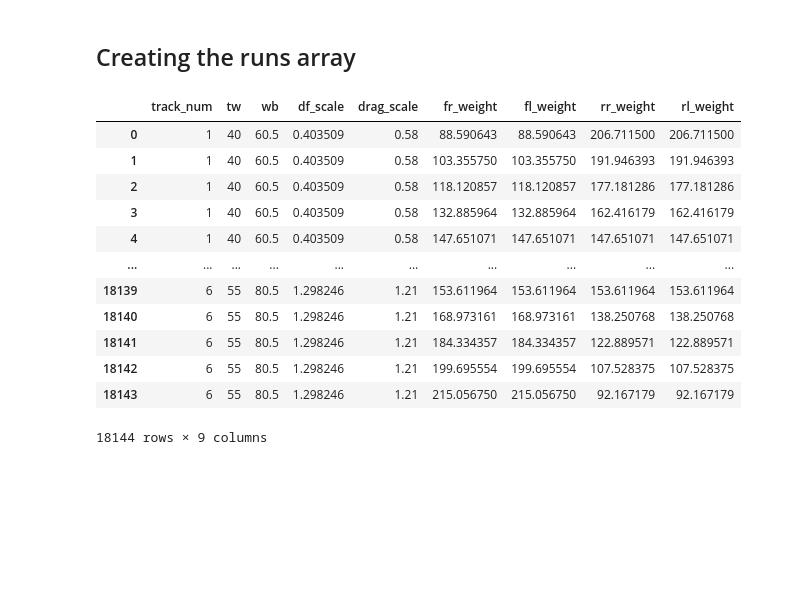
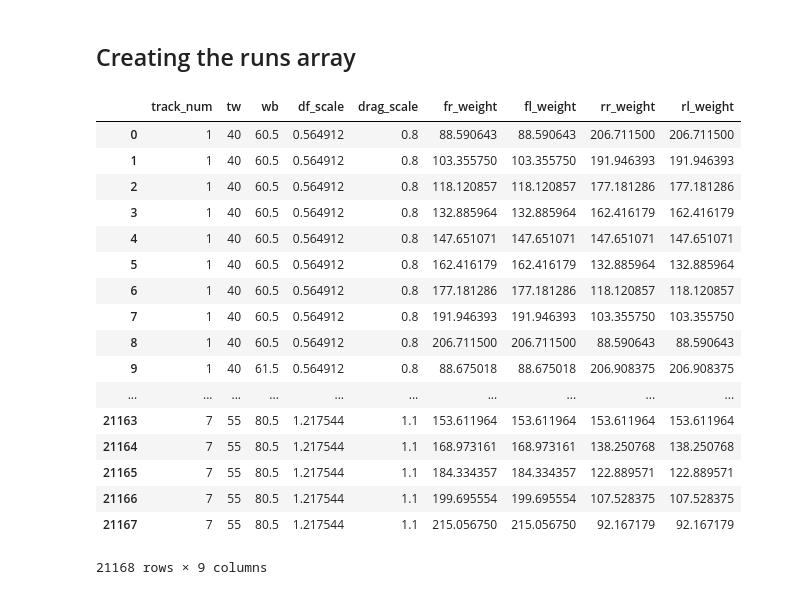
Before and after one commit to msfrt/Simulation, a Jupyter notebook: tw_wb/Track width and wheelbase study.ipynb, the cells around one changed output. Drawn from its saved outputs; the diff is of its cells as text; code cells hidden in the pictures; blank space fills up the shorter version.

```diff
--- a/tw_wb/Track width and wheelbase study.ipynb
+++ b/tw_wb/Track width and wheelbase study.ipynb
@@ -8,7 +8,7 @@ import numpy as np
 import pandas as pd
 
 # data from James' sims
-data = [[45, 208,   89,   48,  8.6,   78, 29.5,    89, 35.5, 0.33],
+data = [[45, 223,   90,   48,  8.6,   78, 29.5,    89, 35.5, 0.33],
         [46, 233, 93.6, 50.3,    9, 94.4, 30.5,    96,   35, 0.32],
         [47, 229, 92.5, 49.8,  8.8,   93, 28.7,  95.5, 38.5, 0.30],
         [48, 257, 95.5, 56.8,  9.9,  108,   30,  99.3, 40.3, 0.36],
@@ -35,10 +35,10 @@ only use 49 & 50 track width, since we know it should "in theory" scale linearly
 # %%
 # generate a polynomial and a function to predict y-values
-coefs = np.polyfit(aero_df.index[aero_df.index >= 49], aero_df["downforce"][aero_df.index >= 49], deg=1)
+coefs = np.polyfit([45, 50], [aero_df["downforce"][45], aero_df["downforce"][50]], deg=1)
 downforce_function = np.poly1d(coefs)
 
 # now for drag
-coefs = np.polyfit(aero_df.index[aero_df.index >= 49], aero_df["drag"][aero_df.index >= 49], deg=1)
+coefs = np.polyfit([45, 50], [aero_df["drag"][45], aero_df["drag"][50]], deg=1)
 drag_function = np.poly1d(coefs)
 
 aero_df["pred_downforce"] = downforce_function(aero_df.index)
@@ -80,11 +80,11 @@ aero_df["downforce_scale"] = aero_df["downforce"] / aero_df["downforce"][50]
 aero_df["drag_scale"]      = aero_df["drag"]      / aero_df["drag"][50]
 
 # generate regressions for the 49 & 50 inch TWs
-coefs = np.polyfit(aero_df.index[aero_df.index >= 49], aero_df["downforce_scale"][aero_df.index >= 49], deg=1)
+coefs = np.polyfit([45, 50], [aero_df["downforce_scale"][45], aero_df["downforce_scale"][50]], deg=1)
 downforce_scale_factor = np.poly1d(coefs)
 
 # now for drag
-coefs = np.polyfit(aero_df.index[aero_df.index >= 49], aero_df["drag_scale"][aero_df.index >= 49], deg=1)
+coefs = np.polyfit([45, 50], [aero_df["drag_scale"][45], aero_df["drag_scale"][50]], deg=1)
 drag_scale_factor = np.poly1d(coefs)
 
 aero_df
@@ -131,14 +131,15 @@ max_wb = 80.5
 step_wb = 1
 wbs = np.arange(min_wb, max_wb + step_wb, step_wb)
 
-num_tracks = 6
+num_tracks = 7  # indexed 1-7 b/c matlab...
 # 1 = accel
 # 2 = skidpad
 # 3 = autocross
 # 4 = slalom_min
 # 5 = slalom_med
 # 6 = slalom_max
-# 7 = endurance - not running at the moment
+# 7 = all-in-one
+# 8 = endurance - not running at the moment
 
 baseline_vehicle_weight = 599  # lbs
 baseline_vehicle_tw = 50
@@ -160,45 +161,50 @@ for track in range(1, num_tracks + 1):
                 drag_scaler = drag_scale_factor(tw)
 
 
                 # calcuate weight differences
                 tw_diff = tw - baseline_vehicle_tw
                 wb_diff = wb - baseline_vehicle_wb
 
                 weight_diff = 0
                 weight_diff += tw_diff * tw_sus_lbs_per_inch
                 weight_diff += tw_diff * tw_aero_lbs_per_inch
                 weight_diff += wb_diff * wb_chassis_lbs_per_inch
                 vehicle_weight = baseline_vehicle_weight + weight_diff
 
                 # weight distrobution stuff
                 front_back_weight_split = vehicle_weight / 2
                 fr_weight = front_back_weight_split * wd
                 fl_weight = front_back_weight_split * wd
                 rr_weight = front_back_weight_split * (1.0 - wd)
                 rl_weight = front_back_weight_split * (1.0 - wd)
 
                 # create the run array
                 run_array = (track, tw, wb, downforce_scaler, drag_scaler, fr_weight, fl_weight, rr_weight, rl_weight)
                 runs.append(run_array)
 
 # turn the runs list into a dataframe
 runs_df = pd.DataFrame(runs)
 runs_df.columns = ("track_num", "tw", "wb", "df_scale", "drag_scale", "fr_weight", "fl_weight", "rr_weight", "rl_weight")
 runs_df
 # %% [output]
 |  | track_num | tw | wb | df_scale | drag_scale | fr_weight | fl_weight | rr_weight | rl_weight |
-| 0 | 1 | 40 | 60.5 | 0.403509 | 0.58 | 88.590643 | 88.590643 | 206.711500 | 206.711500 |
-| 1 | 1 | 40 | 60.5 | 0.403509 | 0.58 | 103.355750 | 103.355750 | 191.946393 | 191.946393 |
-| 2 | 1 | 40 | 60.5 | 0.403509 | 0.58 | 118.120857 | 118.120857 | 177.181286 | 177.181286 |
-| 3 | 1 | 40 | 60.5 | 0.403509 | 0.58 | 132.885964 | 132.885964 | 162.416179 | 162.416179 |
-| 4 | 1 | 40 | 60.5 | 0.403509 | 0.58 | 147.651071 | 147.651071 | 147.651071 | 147.651071 |
+| 0 | 1 | 40 | 60.5 | 0.564912 | 0.8 | 88.590643 | 88.590643 | 206.711500 | 206.711500 |
+| 1 | 1 | 40 | 60.5 | 0.564912 | 0.8 | 103.355750 | 103.355750 | 191.946393 | 191.946393 |
+| 2 | 1 | 40 | 60.5 | 0.564912 | 0.8 | 118.120857 | 118.120857 | 177.181286 | 177.181286 |
+| 3 | 1 | 40 | 60.5 | 0.564912 | 0.8 | 132.885964 | 132.885964 | 162.416179 | 162.416179 |
+| 4 | 1 | 40 | 60.5 | 0.564912 | 0.8 | 147.651071 | 147.651071 | 147.651071 | 147.651071 |
+| 5 | 1 | 40 | 60.5 | 0.564912 | 0.8 | 162.416179 | 162.416179 | 132.885964 | 132.885964 |
+| 6 | 1 | 40 | 60.5 | 0.564912 | 0.8 | 177.181286 | 177.181286 | 118.120857 | 118.120857 |
+| 7 | 1 | 40 | 60.5 | 0.564912 | 0.8 | 191.946393 | 191.946393 | 103.355750 | 103.355750 |
+| 8 | 1 | 40 | 60.5 | 0.564912 | 0.8 | 206.711500 | 206.711500 | 88.590643 | 88.590643 |
+| 9 | 1 | 40 | 61.5 | 0.564912 | 0.8 | 88.675018 | 88.675018 | 206.908375 | 206.908375 |
 | ... | ... | ... | ... | ... | ... | ... | ... | ... | ... |
-| 18139 | 6 | 55 | 80.5 | 1.298246 | 1.21 | 153.611964 | 153.611964 | 153.611964 | 153.611964 |
-| 18140 | 6 | 55 | 80.5 | 1.298246 | 1.21 | 168.973161 | 168.973161 | 138.250768 | 138.250768 |
-| 18141 | 6 | 55 | 80.5 | 1.298246 | 1.21 | 184.334357 | 184.334357 | 122.889571 | 122.889571 |
-| 18142 | 6 | 55 | 80.5 | 1.298246 | 1.21 | 199.695554 | 199.695554 | 107.528375 | 107.528375 |
-| 18143 | 6 | 55 | 80.5 | 1.298246 | 1.21 | 215.056750 | 215.056750 | 92.167179 | 92.167179 |
+| 21163 | 7 | 55 | 80.5 | 1.217544 | 1.1 | 153.611964 | 153.611964 | 153.611964 | 153.611964 |
+| 21164 | 7 | 55 | 80.5 | 1.217544 | 1.1 | 168.973161 | 168.973161 | 138.250768 | 138.250768 |
+| 21165 | 7 | 55 | 80.5 | 1.217544 | 1.1 | 184.334357 | 184.334357 | 122.889571 | 122.889571 |
+| 21166 | 7 | 55 | 80.5 | 1.217544 | 1.1 | 199.695554 | 199.695554 | 107.528375 | 107.528375 |
+| 21167 | 7 | 55 | 80.5 | 1.217544 | 1.1 | 215.056750 | 215.056750 | 92.167179 | 92.167179 |
-18144 rows × 9 columns
+21168 rows × 9 columns
 # %%
 # save the runs array as a csv!
 runs_df.to_csv("runs_insight.csv")
```
Also changed, not shown: parts of 3 cells of this notebook.
